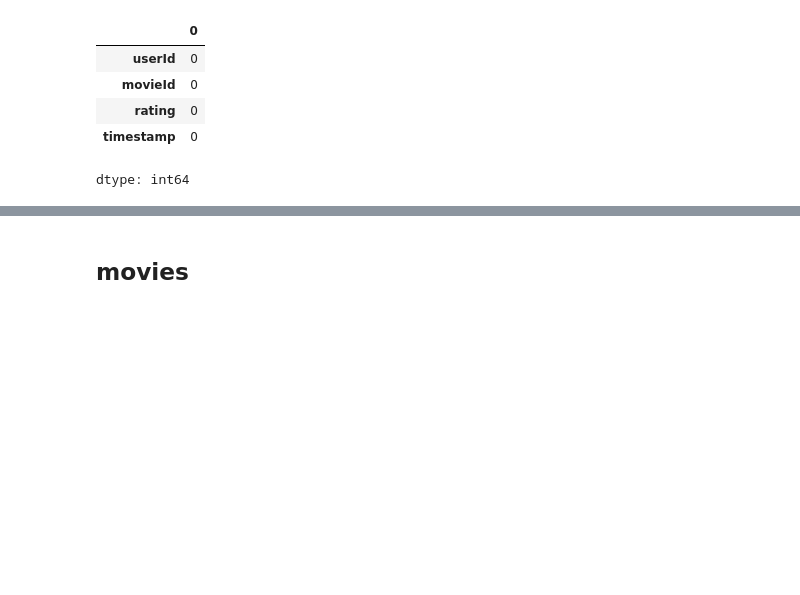
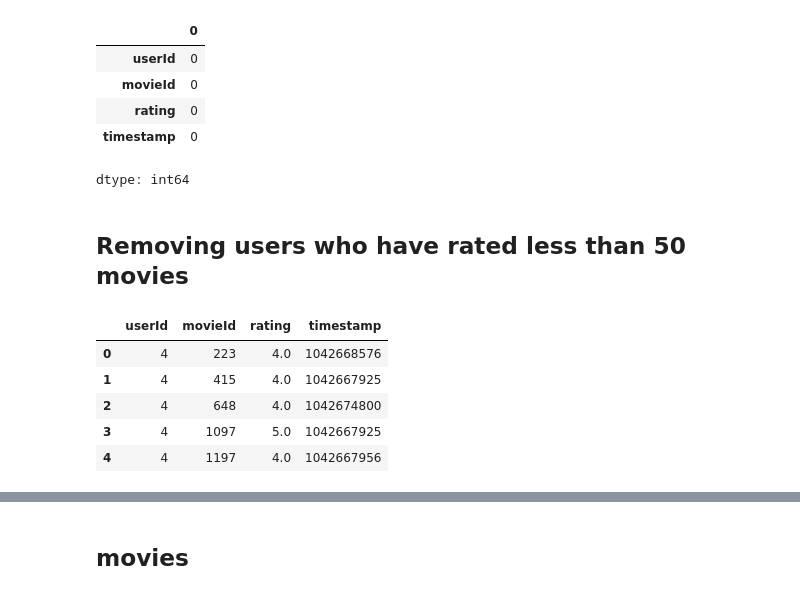
Before and after one commit to mavenrank/movie-recommendation, a Jupyter notebook: movie_recommendation_system.ipynb, the cells around one changed output, grey strips where cells are left out. Saved outputs shown, nothing was run; the diff lists cells and outputs as text; code cells hidden in the pictures; blank space fills up the shorter version.

```diff
--- a/movie_recommendation_system.ipynb
+++ b/movie_recommendation_system.ipynb
@@ -73,3 +73,5 @@ ratings[ratings.duplicated(subset = ['userId', "movieId"])].count()
 | rating | 0 |
 | timestamp | 0 |
 dtype: int64
+# %% [markdown]
+## Removing users who have rated less than 50 movies
@@ -75,0 +84,9 @@ dtype: int64
+# %%
+ratings.head()
+# %% [output]
+|  | userId | movieId | rating | timestamp |
+| 0 | 4 | 223 | 4.0 | 1042668576 |
+| 1 | 4 | 415 | 4.0 | 1042667925 |
+| 2 | 4 | 648 | 4.0 | 1042674800 |
+| 3 | 4 | 1097 | 5.0 | 1042667925 |
+| 4 | 4 | 1197 | 4.0 | 1042667956 |
```
Also changed, not shown: parts of 6 cells of this notebook.
